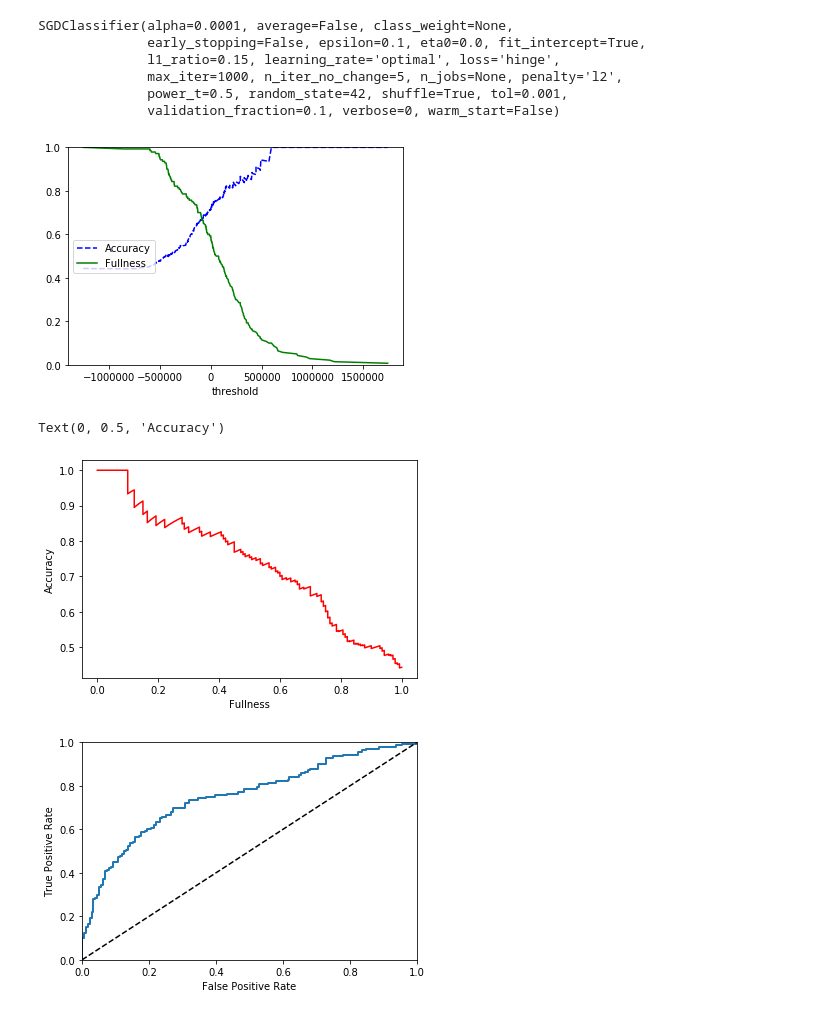
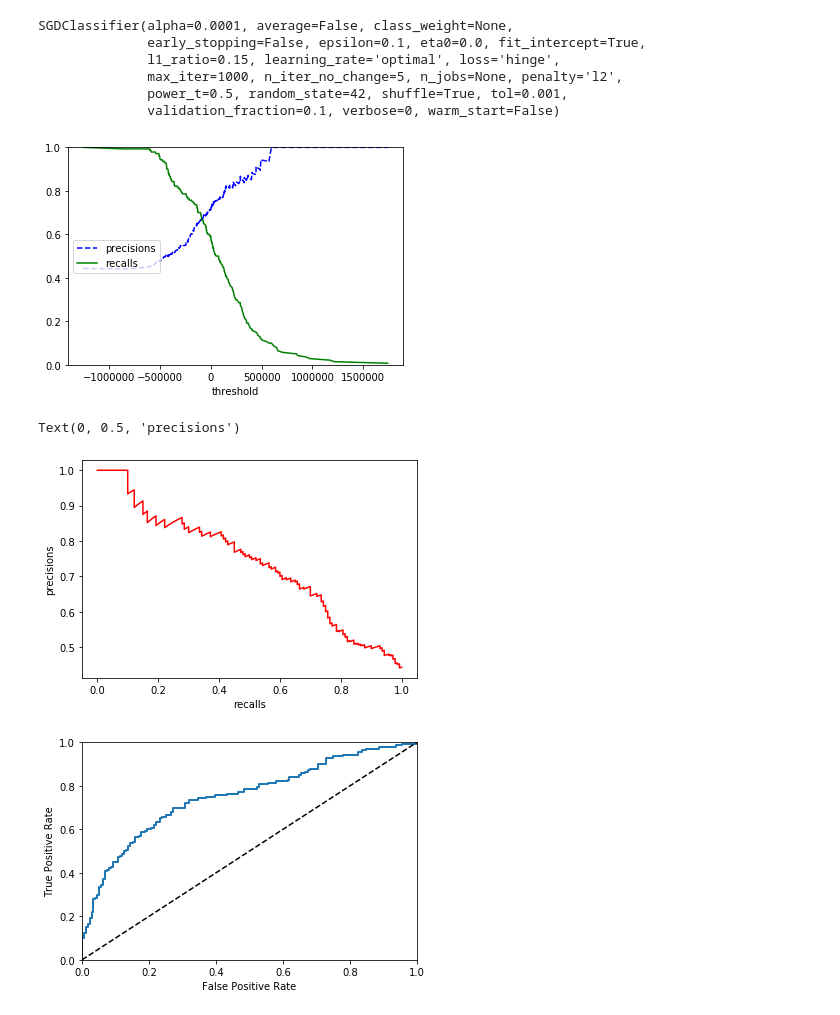
Before and after one commit to DKapustin/Cardio, a Jupyter notebook: Arrhythmia.ipynb, the cells around one changed output. Saved outputs shown, nothing was run; the diff lists cells and outputs as text; code cells hidden in the pictures.

```diff
--- a/Arrhythmia.ipynb
+++ b/Arrhythmia.ipynb
@@ -534,26 +528,26 @@ SGDClassifier(alpha=0.0001, average=False, class_weight=None,
 # %%
 from sklearn.model_selection import cross_val_score
 from sklearn.model_selection import cross_val_predict
 from sklearn.metrics import precision_recall_curve
 y_scores = cross_val_predict(sgd_clf,X_train,y_train,cv=3,method="decision_function")
 precisions,recalls,thresholds=precision_recall_curve(y_train,y_scores)
 def plot_precision_recall_vs_threshold(precisions,recalls,thresholds):
-    plt.plot(thresholds,precisions[:-1],"b--",label="Accuracy") #tochnost
-    plt.plot(thresholds,recalls[:-1],"g-",label="Fullness") #polnota
+    plt.plot(thresholds,precisions[:-1],"b--",label="precisions") #tochnost
+    plt.plot(thresholds,recalls[:-1],"g-",label="recalls") #polnota
     plt.xlabel("threshold")#porog
     plt.legend(loc="center left")
     plt.ylim([0,1])
 plot_precision_recall_vs_threshold(precisions,recalls,thresholds)
 plt.show()
 # %% [output]
-[figure, old version]
+[figure, new version]
 # %%
 plt.plot(recalls,precisions,"r-")
-plt.xlabel("Fullness")
-plt.ylabel("Accuracy")
+plt.xlabel("recalls")
+plt.ylabel("precisions")
 # %% [output]
-Text(0, 0.5, 'Accuracy')
+Text(0, 0.5, 'precisions')
-[figure, old version]
+[figure, new version]
 # %%
 from sklearn.metrics import roc_curve
 fpr,tpr,thresholds= roc_curve(y_train, y_scores)
```
Also changed, not shown: parts of 34 cells of this notebook.
